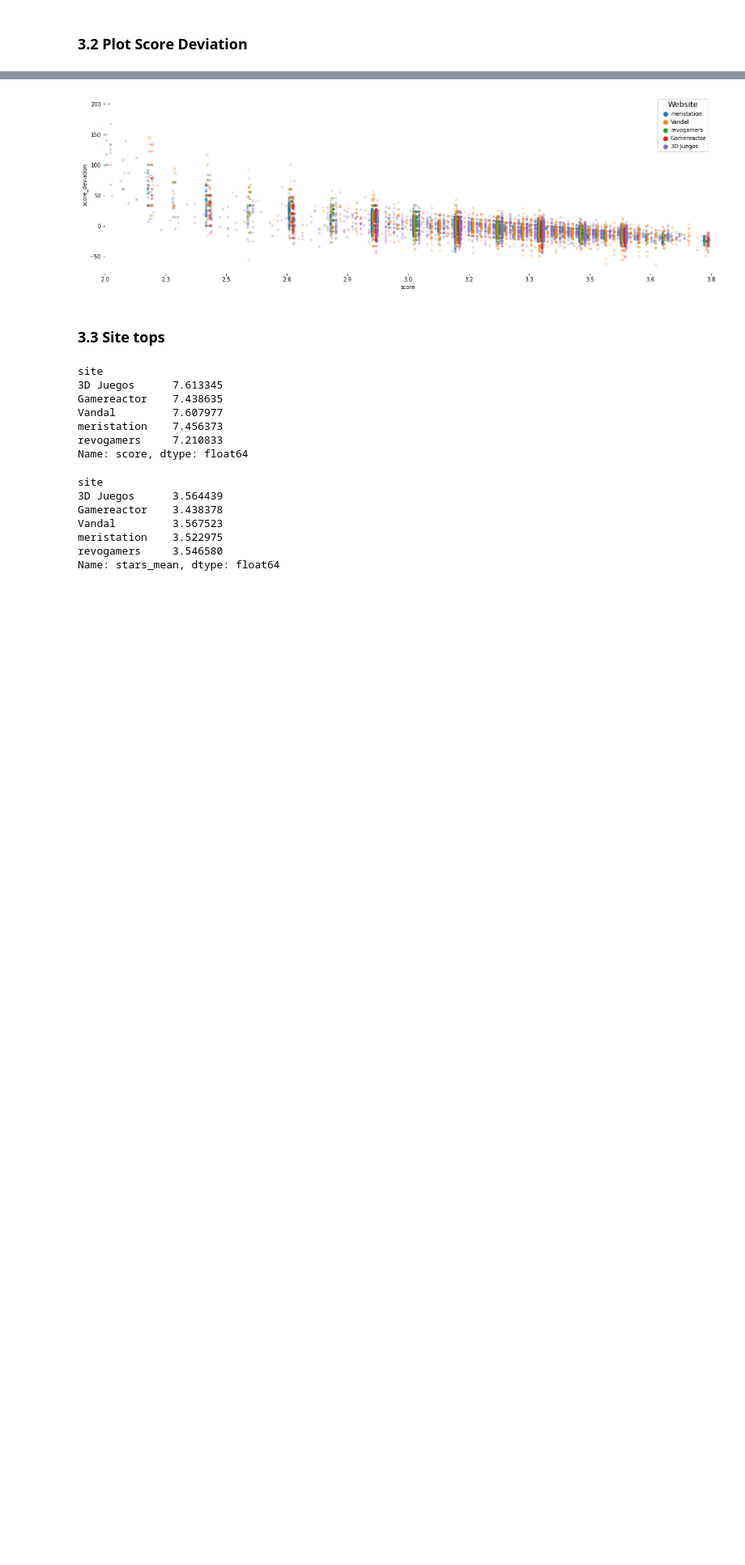
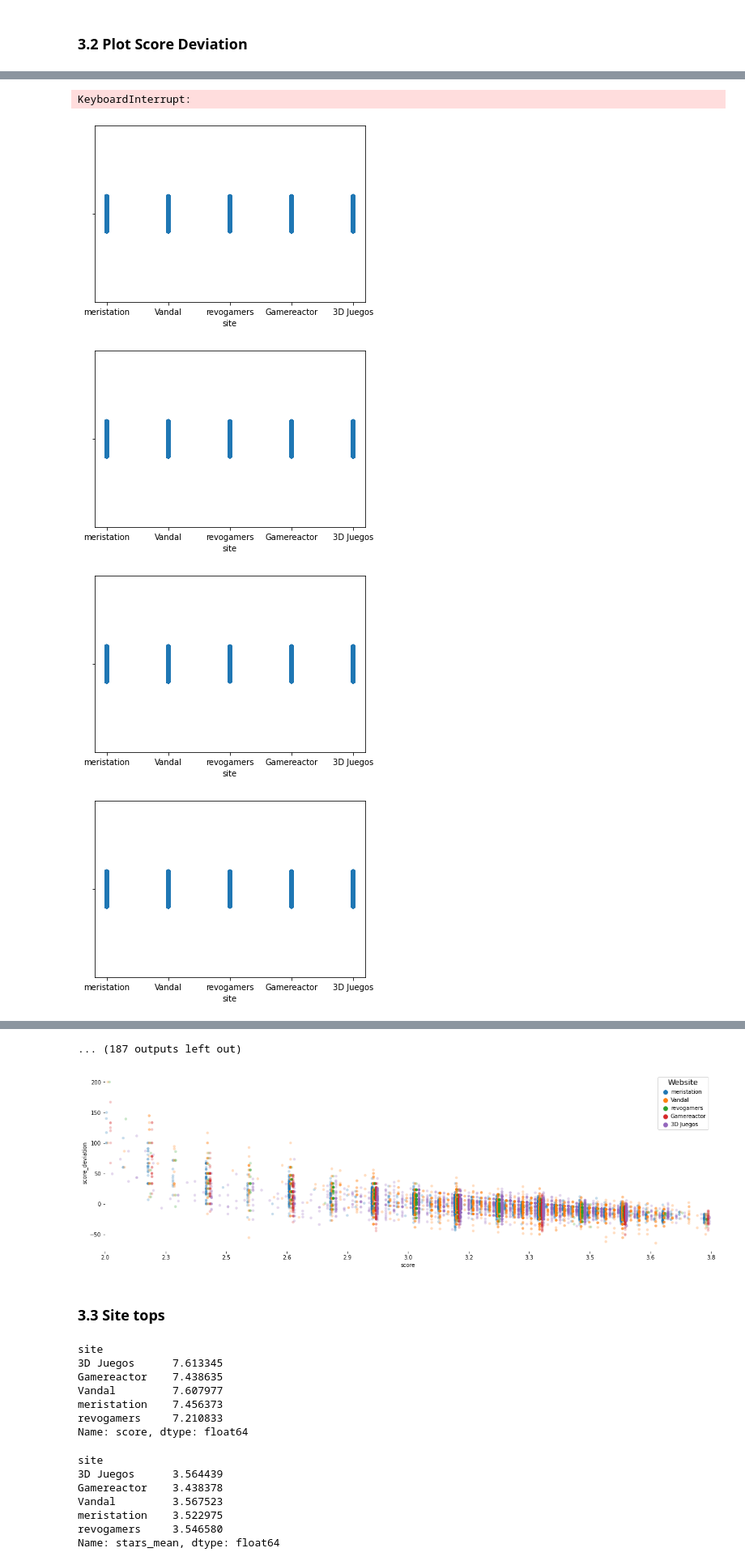
Before and after one commit to SergioFigue/the-critics-critique, a Jupyter notebook: notebooks/results_analysis.ipynb, the cells around one changed output, grey strips where cells are left out. Shown at 81% size. Cells and saved outputs as stored; diff of their text form; code cells hidden in the pictures; blank space fills up the shorter version.

```diff
--- a/notebooks/results_analysis.ipynb
+++ b/notebooks/results_analysis.ipynb
@@ -183,0 +194,14 @@ plt.show()
+# %%
+fig, ax = plt.subplots()
+
+
+    sns.stripplot(x='site', data=scored_texts_analytics)
+
+
+fig.show()
+# %% [output]
+KeyboardInterrupt:
+[figure, added]
+[figure, added]
+[figure, added]
+[figure, added]
@@ -184,3 +215,4 @@ plt.show()
+... (187 outputs left out)
 # %%
 fig, ax = plt.subplots(figsize=(20,6))
 
```
Also changed, not shown: parts of 9 cells of this notebook, 3 other files.
